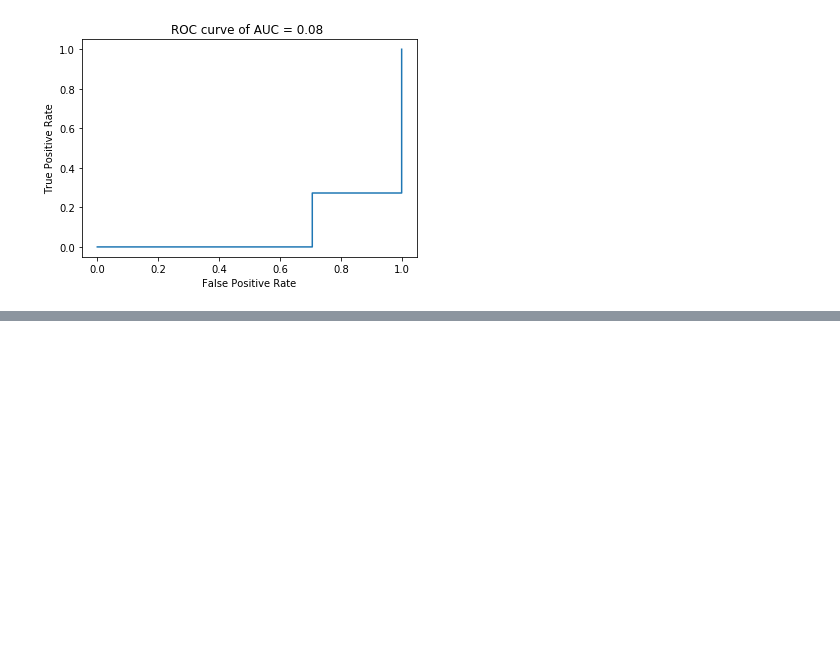
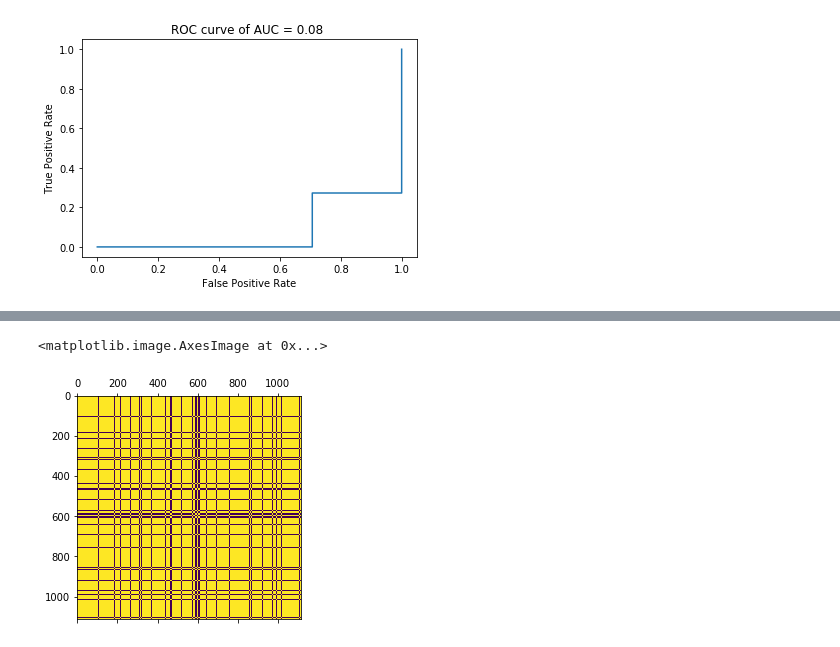
Before and after one commit to Nanomsky/NLP-classification, a Jupyter notebook: NLP Classification.ipynb, the cells around one changed output, grey strips where cells are left out. Saved outputs shown, nothing was run; the diff lists cells and outputs as text; code cells hidden in the pictures; blank space fills up the shorter version.

```diff
--- a/NLP Classification.ipynb
+++ b/NLP Classification.ipynb
@@ -252,7 +121,7 @@ def lemmatizing(tokenized_text):
 # %%
-corpus['Text_lemmatized'] = corpus['Text_stemmed'].apply(lambda x: lemmatizing(x))
+data['Text_lemmatized'] = data['Text_stemmed'].apply(lambda x: lemmatizing(x))
 
-corpus.head()
+data.head()
 # %% [output]
 |  | label | Text | Text_cleaned | Text_stemmed | Text_lemmatized |
 | 0 | ham | Go until jurong point, crazy.. Av... | [Go, jurong, point, crazy, Availa... | [Go, jurong, point, crazi, avail,... | [Go, jurong, point, crazi, avail,... |
@@ -543,0 +430,5 @@ Auc = computeRoc(yte, p_val)
+# %%
+plt.matshow(H4)
+# %% [output]
+<matplotlib.image.AxesImage at 0x...>
+[figure, added]
```
Also changed, not shown: parts of 69 cells of this notebook, 4 other files.
